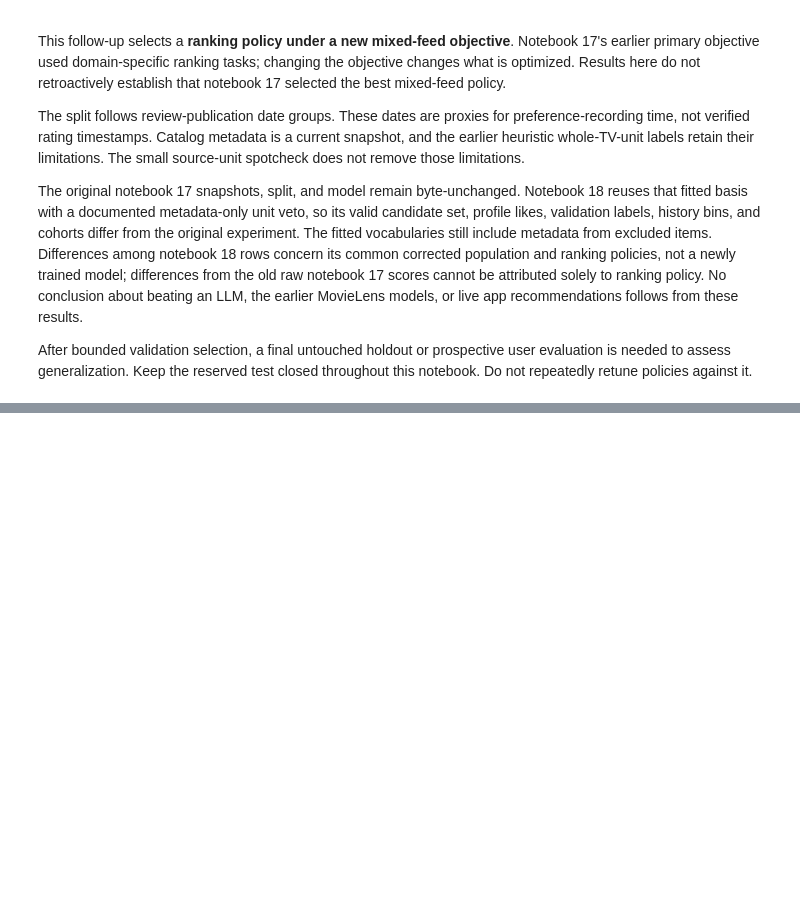
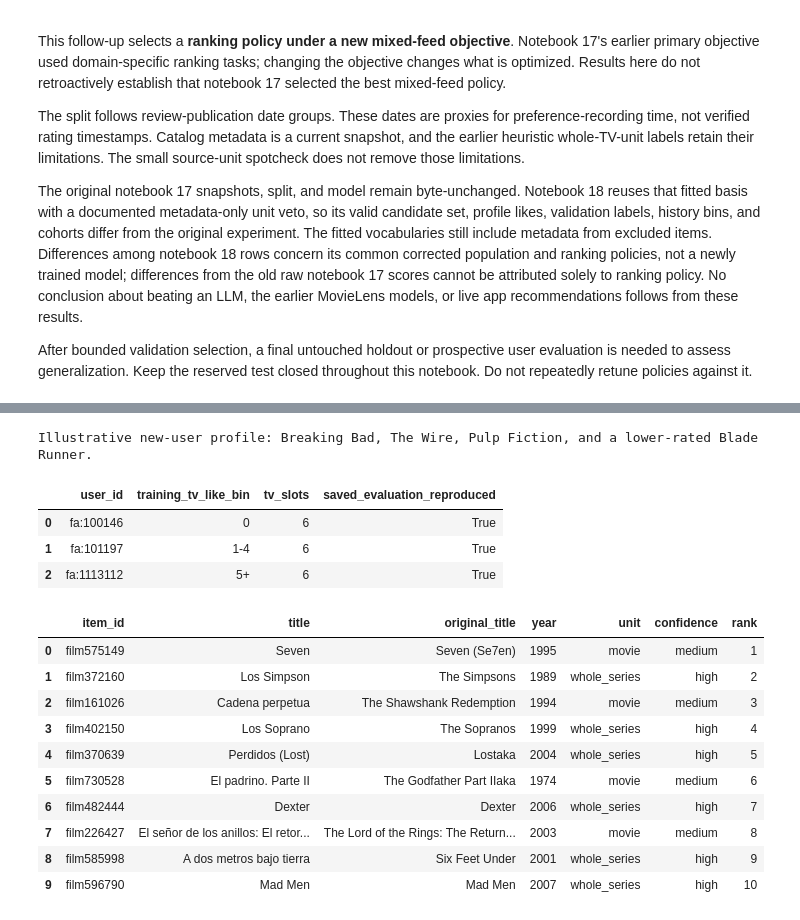
Before and after one commit to clarkbrendenj/movie-recommendation-system, a Jupyter notebook: notebooks/18_filmaffinity_tv_ranking_policy.ipynb, the cells around one changed output, grey strips where cells are left out. Saved outputs shown, nothing was run; the diff lists cells and outputs as text; code cells hidden in the pictures; blank space fills up the shorter version.

```diff
--- a/notebooks/18_filmaffinity_tv_ranking_policy.ipynb
+++ b/notebooks/18_filmaffinity_tv_ranking_policy.ipynb
@@ -138,0 +399,57 @@ print("Output directory:", OUTPUT)
+# %%
+import json
+import numpy as np
+from scripts.filmaffinity_ranking_policy import load_selected_policy, recommend_policy
+from scripts.filmaffinity_experiment import ranking_metrics, sha256_file
+
+loaded_policy = load_selected_policy(ROOT)
+selected_rows = pd.read_csv(OUTPUT / 'policy_per_user.csv')
+selected_rows = selected_rows.loc[selected_rows['policy'] == report['best_policy']['policy']]
+frozen_training = pd.read_csv(ROOT / 'data/processed/notebook17_filmaffinity/train.csv')
+frozen_validation = pd.read_csv(ROOT / 'data/processed/notebook17_filmaffinity/validation.csv')
+unit_map = pd.read_csv(ROOT / 'data/processed/notebook16_dataset_audit/filmaffinity_catalog_units.csv', usecols=['item_id', 'unit'])
+frozen_validation = frozen_validation.merge(unit_map, on='item_id', validate='many_to_one')
+banned_ids = set(report['unit_corrections']['excluded_item_ids'])
+checks = []
+for group in ['0', '1-4', '5+']:
+    reference = selected_rows.loc[selected_rows['history_bin'] == group].sort_values('user_id').iloc[0]
+    author = reference['user_id']
+    past = frozen_training.loc[(frozen_training['user_id'] == author) & ~frozen_training['item_id'].isin(banned_ids)]
+    recs = recommend_policy(loaded_policy, past.set_index('item_id')['rating'].to_dict())
+    future = frozen_validation.loc[(frozen_validation['user_id'] == author) & (frozen_validation['rating'] >= 8) & ~frozen_validation['item_id'].isin(banned_ids)]
+    for task, unit in [('mixed', None), ('movie', 'movie'), ('tv', 'whole_series')]:
+        targets = set(future['item_id'] if unit is None else future.loc[future['unit'] == unit, 'item_id'])
+        if targets:
+            actual = ranking_metrics(recs['item_id'].tolist(), targets)
+            assert np.isclose(actual['recall'], reference[f'{task}_recall_at_10'], atol=1e-12, rtol=0)
+            assert np.isclose(actual['ndcg'], reference[f'{task}_ndcg_at_10'], atol=1e-12, rtol=0)
+    assert len(recs) == 10 and recs['item_id'].nunique() == 10
+    assert not set(recs['item_id']) & (set(past['item_id']) | banned_ids)
+    checks.append({'user_id': author, 'training_tv_like_bin': group, 'tv_slots': int(recs['unit'].eq('whole_series').sum()), 'saved_evaluation_reproduced': True})
+display(pd.DataFrame(checks))
+pd.DataFrame(checks).to_csv(OUTPUT / 'saved_policy_inference_checks.csv', index=False)
+check_record = {'experiment_report_sha256': sha256_file(OUTPUT / 'experiment_report.json'), 'checks': checks,
+                'saved_policy_inference_checks.csv': sha256_file(OUTPUT / 'saved_policy_inference_checks.csv'),
+                'validation_only': True, 'test_feedback_read': False}
+(OUTPUT / 'saved_policy_inference_checks.json').write_text(json.dumps(check_record, indent=2) + '\n', encoding='utf-8')
+
+example_profile = {'film489970': 9.25, 'film399474': 9.0, 'film160882': 8.75, 'film358476': 6.5}
+print('Illustrative new-user profile: Breaking Bad, The Wire, Pulp Fiction, and a lower-rated Blade Runner.')
+display(recommend_policy(loaded_policy, example_profile))
+# %% [output]
+Illustrative new-user profile: Breaking Bad, The Wire, Pulp Fiction, and a lower-rated Blade Runner.
+|  | user_id | training_tv_like_bin | tv_slots | saved_evaluation_reproduced |
+| 0 | fa:100146 | 0 | 6 | True |
+| 1 | fa:101197 | 1-4 | 6 | True |
+| 2 | fa:1113112 | 5+ | 6 | True |
+|  | item_id | title | original_title | year | unit | confidence | rank |
+| 0 | film575149 | Seven | Seven (Se7en) | 1995 | movie | medium | 1 |
+| 1 | film372160 | Los Simpson | The Simpsons | 1989 | whole_series | high | 2 |
+| 2 | film161026 | Cadena perpetua | The Shawshank Redemption | 1994 | movie | medium | 3 |
+| 3 | film402150 | Los Soprano | The Sopranos | 1999 | whole_series | high | 4 |
+| 4 | film370639 | Perdidos (Lost) | Lostaka | 2004 | whole_series | high | 5 |
+| 5 | film730528 | El padrino. Parte II | The Godfather Part IIaka | 1974 | movie | medium | 6 |
+| 6 | film482444 | Dexter | Dexter | 2006 | whole_series | high | 7 |
+| 7 | film226427 | El señor de los anillos: El retor... | The Lord of the Rings: The Return... | 2003 | movie | medium | 8 |
+| 8 | film585998 | A dos metros bajo tierra | Six Feet Under | 2001 | whole_series | high | 9 |
+| 9 | film596790 | Mad Men | Mad Men | 2007 | whole_series | high | 10 |
```
Also changed, not shown: parts of 10 cells of this notebook, 4 other files.
